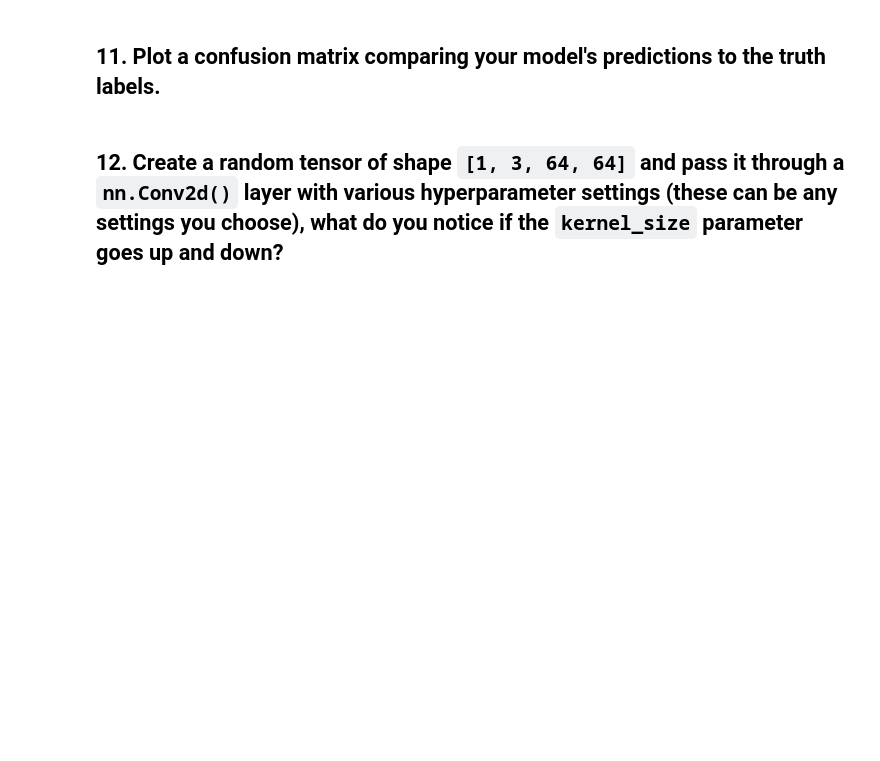
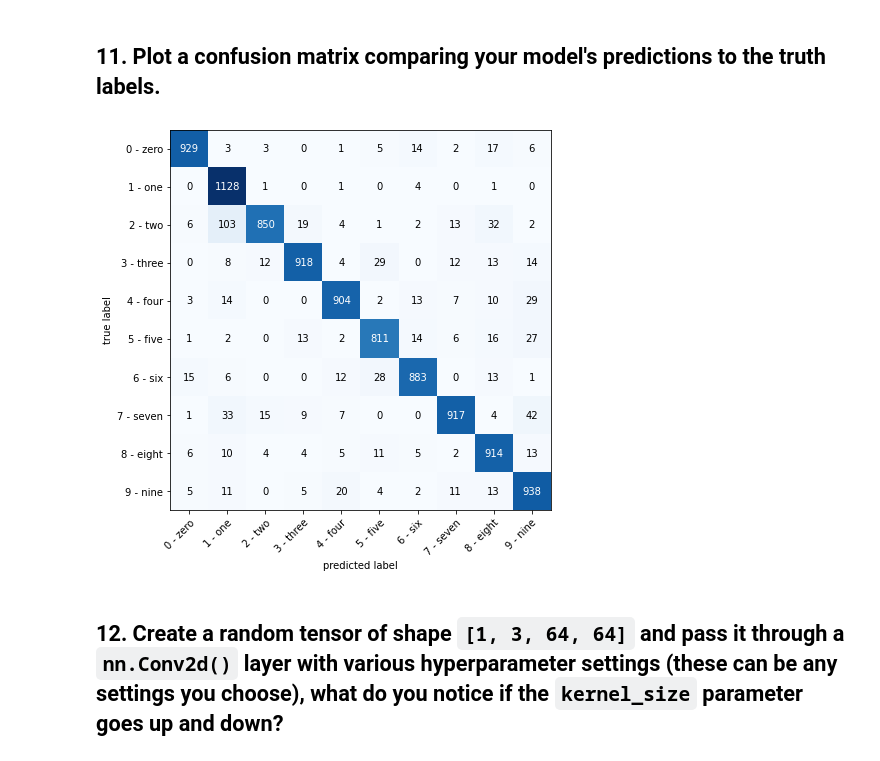
Before and after one commit to tasinhoque/pytorch-deep-learning, a Jupyter notebook: extras/exercises/03_pytorch_computer_vision_exercises.ipynb, the cells around one changed output. Cells and saved outputs as stored; diff of their text form; code cells hidden in the pictures; blank space fills up the shorter version.

```diff
--- a/extras/exercises/03_pytorch_computer_vision_exercises.ipynb
+++ b/extras/exercises/03_pytorch_computer_vision_exercises.ipynb
@@ -66,2 +125,22 @@ print(torch.__version__)
 # %% [markdown]
 ## 7. Turn the MNIST train and test datasets into dataloaders using `torch.utils.data.DataLoader`, set the `batch_size=32`.
+# %%
+BATCH_SIZE = 32
+
+# Turn datasets into iterables (batches)
+train_dataloader = DataLoader(
+    train_data,  # dataset to turn into iterable
+    batch_size=BATCH_SIZE,  # how many samples per batch?
+    shuffle=True,  # shuffle data every epoch?
+)
+
+test_dataloader = DataLoader(
+    test_data,
+    batch_size=BATCH_SIZE,
+    shuffle=False,  # don't necessarily have to shuffle the testing data
+)
+
+# Let's check out what we've created
+print(f"Dataloaders: {train_dataloader, test_dataloader}")
+print(f"Length of train dataloader: {len(train_dataloader)} batches of {BATCH_SIZE}")
+print(f"Length of test dataloader: {len(test_dataloader)} batches of {BATCH_SIZE}")
@@ -74,4 +448,39 @@ print(torch.__version__)
 # %% [markdown]
 ## 11. Plot a confusion matrix comparing your model's predictions to the truth labels.
+# %%
+from torchmetrics import ConfusionMatrix
+from mlxtend.plotting import plot_confusion_matrix
+
+# Import tqdm for progress bar
+from tqdm.auto import tqdm
+
+# 1. Make predictions with trained model
+y_preds = []
+model_2.eval()
+with torch.inference_mode():
+    for X, y in tqdm(test_dataloader, desc="Making predictions"):
+        # Send data and targets to target device
+        X, y = X.to(device), y.to(device)
+        # Do the forward pass
+        y_logit = model_2(X)
+        # Turn predictions from logits -> prediction probabilities -> predictions labels
+        y_pred = torch.softmax(y_logit.squeeze(), dim=0).argmax(dim=1)
+        # Put predictions on CPU for evaluation
+        y_preds.append(y_pred.cpu())
+# Concatenate list of predictions into a tensor
+y_pred_tensor = torch.cat(y_preds)
+
+# 2. Setup confusion matrix instance and compare predictions to targets
+confmat = ConfusionMatrix(num_classes=len(class_names))
+confmat_tensor = confmat(preds=y_pred_tensor, target=test_data.targets)
+
+# 3. Plot the confusion matrix
+fig, ax = plot_confusion_matrix(
+    conf_mat=confmat_tensor.numpy(),  # matplotlib likes working with NumPy
+    class_names=class_names,  # turn the row and column labels into class names
+    figsize=(10, 7),
+);
+# %% [output]
+[figure, added]
 # %% [markdown]
 ## 12. Create a random tensor of shape `[1, 3, 64, 64]` and pass it through a `nn.Conv2d()` layer with various hyperparameter settings (these can be any settings you choose), what do you notice if the `kernel_size` parameter goes up and down?
```
Also changed, not shown: parts of 17 cells of this notebook, 11 other files.
